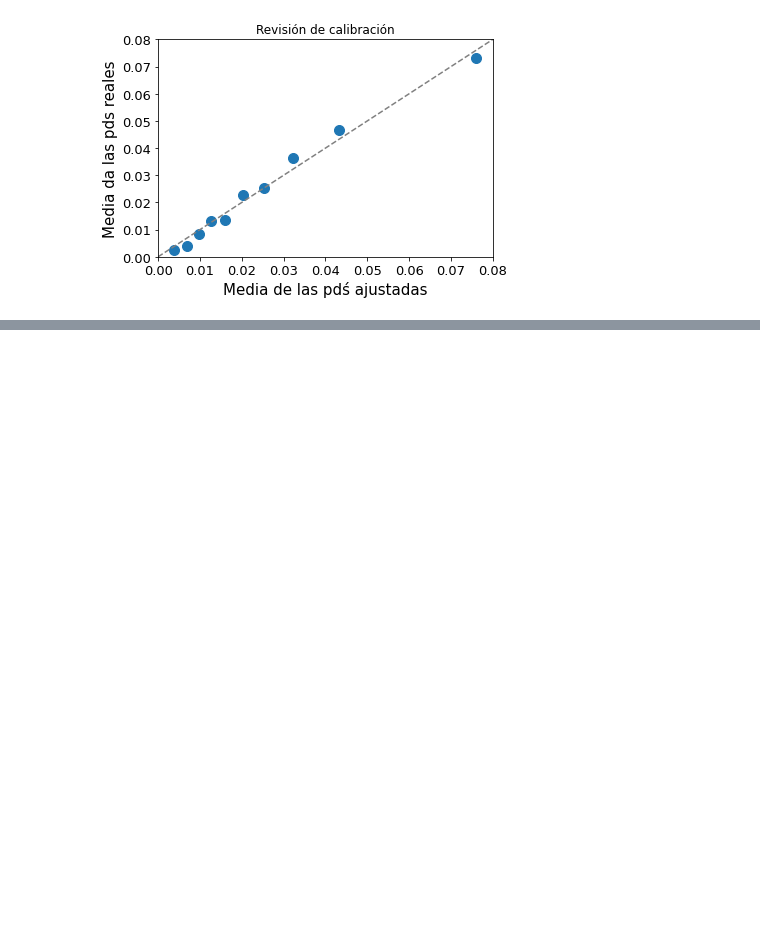
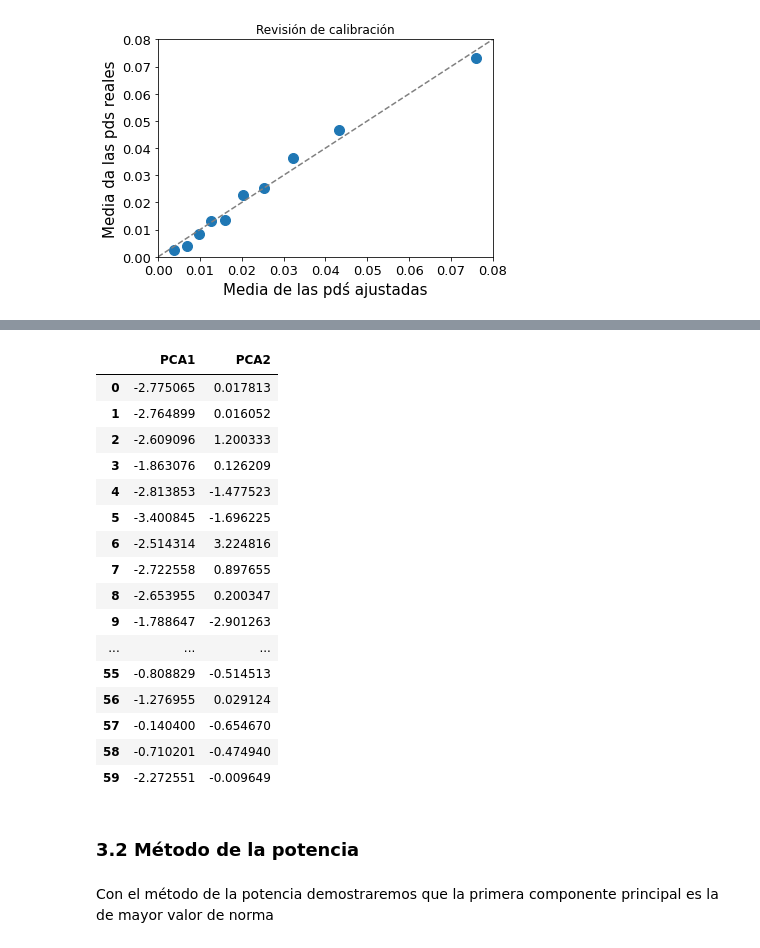
Before and after one commit to arenitss/Proyecto_Final_Analisis_Numerico_Computo_Cientifico, a Jupyter notebook: notebooks/pds_instancia_aws.ipynb, the cells around one changed output, grey strips where cells are left out. Drawn from its saved outputs; the diff is of its cells as text; code cells hidden in the pictures; blank space fills up the shorter version.

Commit message:
Se agrega calculo de pcas con numpy y método de la potencia

```diff
--- a/notebooks/pds_instancia_aws.ipynb
+++ b/notebooks/pds_instancia_aws.ipynb
@@ -314,0 +426,25 @@ grafica_ajuste(data3.PD_logit_model, data3.default_time, data3.time)
+# %%
+# Nótese que se obtiene el mismo valor que la matriz Z que se usó en la sección anterior
+Z
+# %% [output]
+|  | PCA1 | PCA2 |
+| 0 | -2.775065 | 0.017813 |
+| 1 | -2.764899 | 0.016052 |
+| 2 | -2.609096 | 1.200333 |
+| 3 | -1.863076 | 0.126209 |
+| 4 | -2.813853 | -1.477523 |
+| 5 | -3.400845 | -1.696225 |
+| 6 | -2.514314 | 3.224816 |
+| 7 | -2.722558 | 0.897655 |
+| 8 | -2.653955 | 0.200347 |
+| 9 | -1.788647 | -2.901263 |
+| ... | ... | ... |
+| 55 | -0.808829 | -0.514513 |
+| 56 | -1.276955 | 0.029124 |
+| 57 | -0.140400 | -0.654670 |
+| 58 | -0.710201 | -0.474940 |
+| 59 | -2.272551 | -0.009649 |
+# %% [markdown]
+### 3.2 Método de la potencia
+# %% [markdown]
+Con el método de la potencia demostraremos que la primera componente principal es la de mayor valor de norma
```
Also changed, not shown: parts of 64 cells of this notebook.
